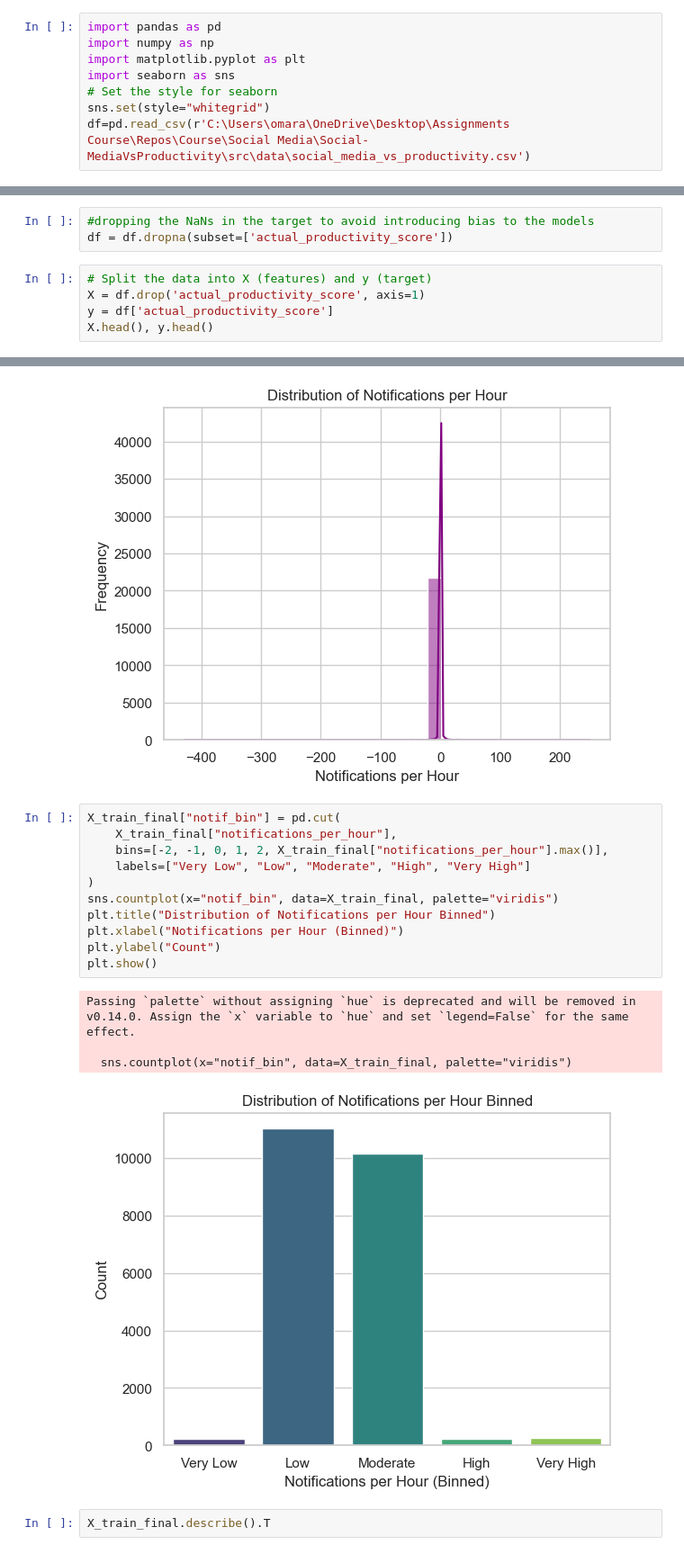
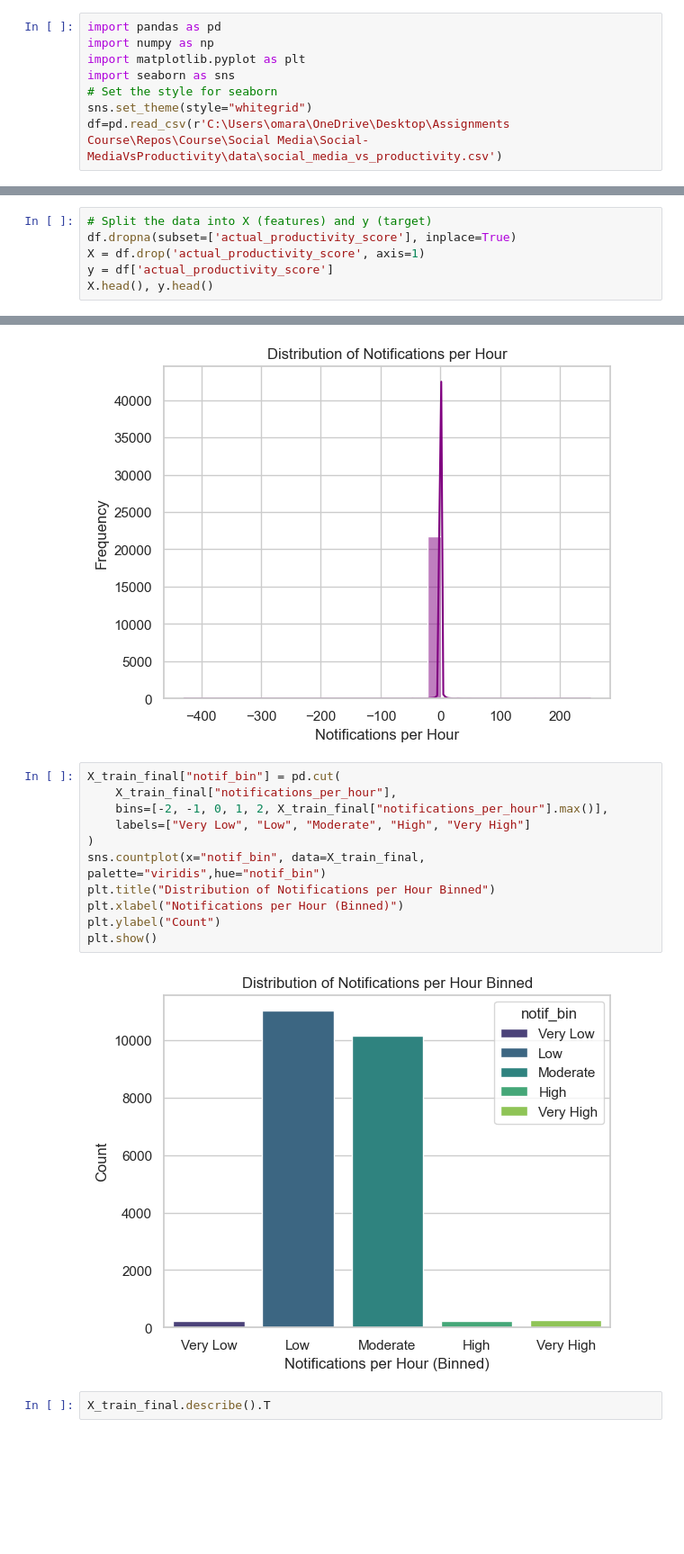
Before and after one commit to OmvR718/Personality-Classifier, a Jupyter notebook: NoteBooks/test.ipynb, the cells around one changed output, grey strips where cells are left out. Shown at 90% size. Saved outputs shown, nothing was run; the diff lists cells and outputs as text; blank space fills up the shorter version.

```diff
--- a/NoteBooks/test.ipynb
+++ b/NoteBooks/test.ipynb
@@ -4,8 +4,8 @@ import numpy as np
 import matplotlib.pyplot as plt
 import seaborn as sns
 # Set the style for seaborn
-sns.set(style="whitegrid")
-df=pd.read_csv(r'C:\Users\omara\OneDrive\Desktop\Assignments Course\Repos\Course\Social Media\Social-MediaVsProductivity\src\data\social_media_vs_productivity.csv')
+sns.set_theme(style="whitegrid")
+df=pd.read_csv(r'C:\Users\omara\OneDrive\Desktop\Assignments Course\Repos\Course\Social Media\Social-MediaVsProductivity\data\social_media_vs_productivity.csv')
 # %%
 df.head()
 # %% [output]
@@ -45,11 +45,9 @@ Index(['age', 'gender', 'job_type', 'daily_social_media_time',
        'days_feeling_burnout_per_month', 'weekly_offline_hours',
        'job_satisfaction_score'],
       dtype='object')
-# %%
-#dropping the NaNs in the target to avoid introducing bias to the models
-df = df.dropna(subset=['actual_productivity_score'])
 # %%
 # Split the data into X (features) and y (target)
+df.dropna(subset=['actual_productivity_score'], inplace=True)
 X = df.drop('actual_productivity_score', axis=1)
 y = df['actual_productivity_score']
 X.head(), y.head()
@@ -500,19 +498,16 @@ plt.show()
 # %%
 X_train_final["notif_bin"] = pd.cut(
     X_train_final["notifications_per_hour"],
     bins=[-2, -1, 0, 1, 2, X_train_final["notifications_per_hour"].max()],
     labels=["Very Low", "Low", "Moderate", "High", "Very High"]
 )
-sns.countplot(x="notif_bin", data=X_train_final, palette="viridis")
+sns.countplot(x="notif_bin", data=X_train_final, palette="viridis",hue="notif_bin")
 plt.title("Distribution of Notifications per Hour Binned")
 plt.xlabel("Notifications per Hour (Binned)")
 plt.ylabel("Count")
 plt.show()
 # %% [output]
-Passing `palette` without assigning `hue` is deprecated and will be removed in v0.14.0. Assign the `x` variable to `hue` and set `legend=False` for the same effect.
-
-  sns.countplot(x="notif_bin", data=X_train_final, palette="viridis")
-[figure, old version]
+[figure, new version]
 # %%
 X_train_final.describe().T
 # %% [output]
```
Also changed, not shown: parts of 12 cells of this notebook, 13 other files.
